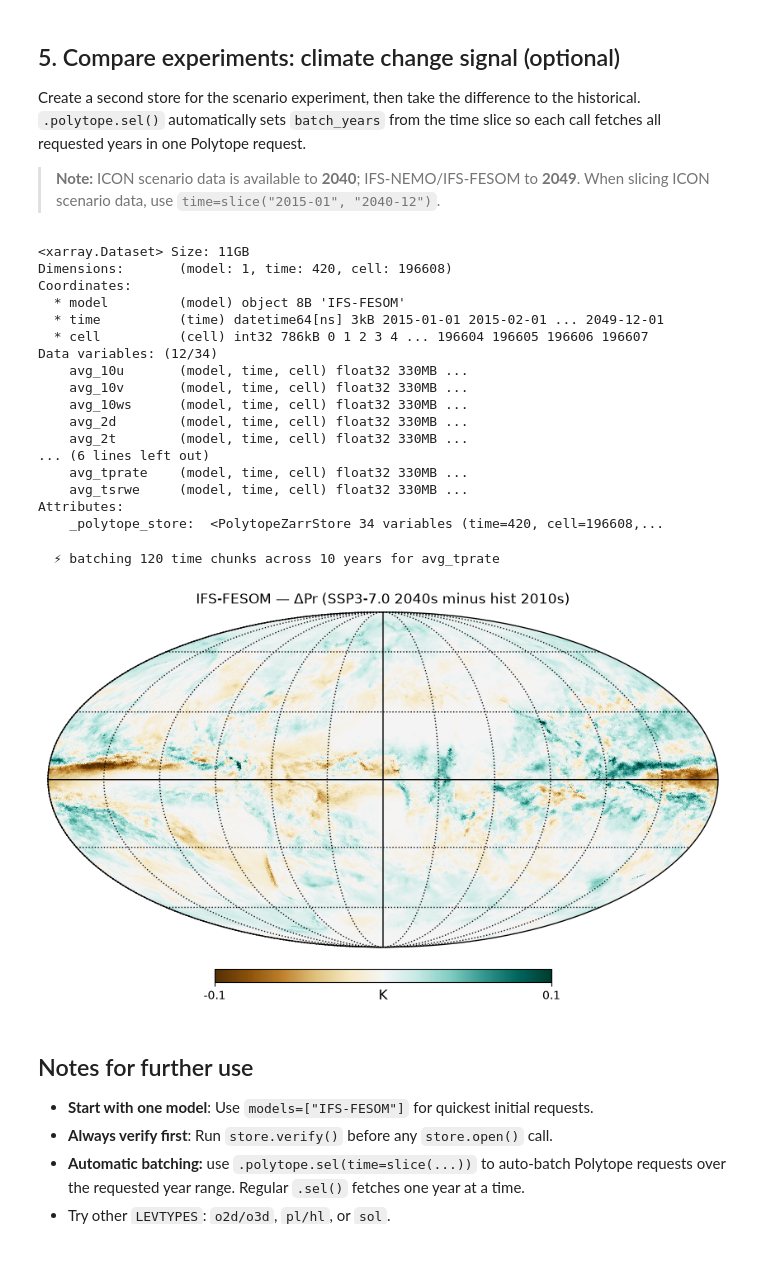
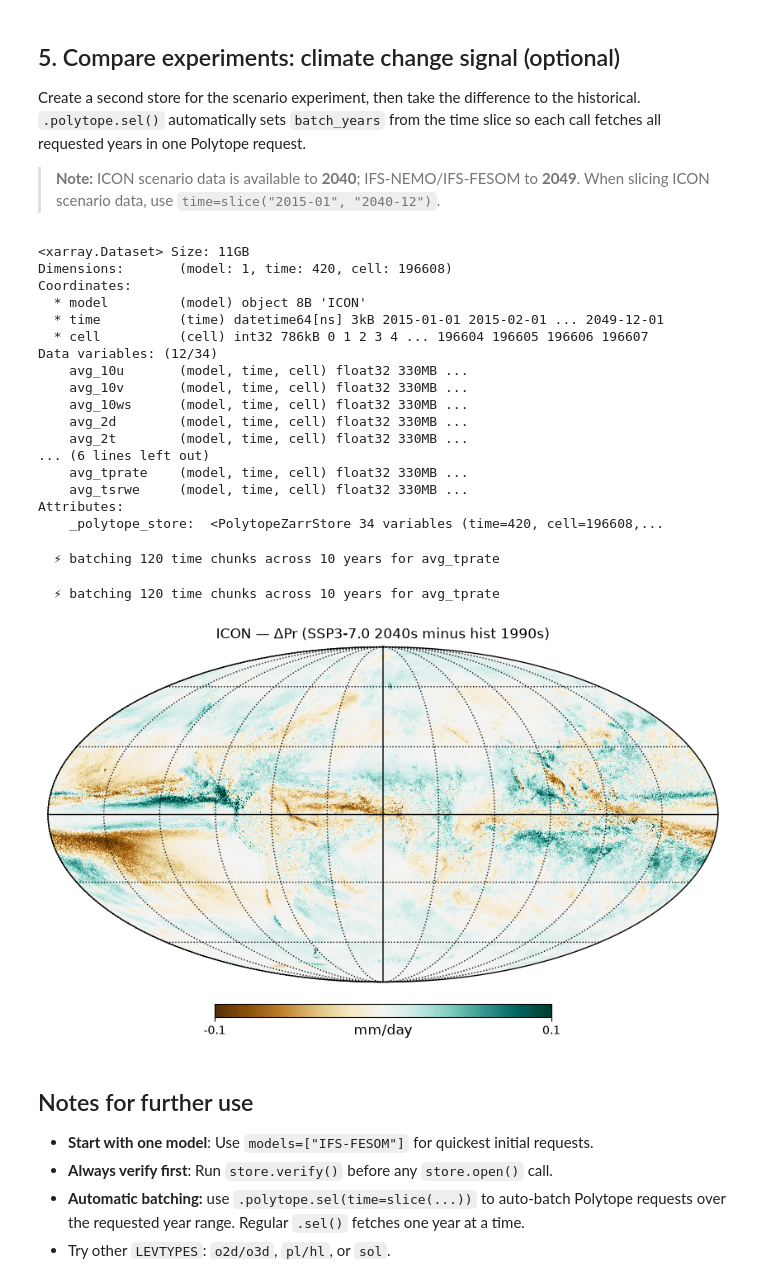
Before and after one commit to spaetd96/acclimatise-africa-rainfall, a Jupyter notebook: get-data/03_lazy_browse_portfolio.ipynb, the cells around one changed output. Saved outputs shown, nothing was run; the diff lists cells and outputs as text; code cells hidden in the pictures.

```diff
--- a/get-data/03_lazy_browse_portfolio.ipynb
+++ b/get-data/03_lazy_browse_portfolio.ipynb
@@ -44,7 +44,8 @@ LEVTYPE = "sfc"                    # 34 vars — surface atmosphere
 
 # Start with ONE model for quick testing; add more later.
 store = PolytopeZarrStore.from_climate_dt(
-    models=["IFS-FESOM"],  # or ["ICON"], ["IFS-NEMO"]
+    #models=["IFS-FESOM"],  # or ["ICON"], ["IFS-NEMO"]
+    models=["ICON"],  # or ["ICON"], ["IFS-NEMO"]
     experiment="hist", # 'cont', 'hist', 'SSP3-7.0'
     resolution="standard", # 'standard', 'high'
     levtype=LEVTYPE,
@@ -173,7 +174,8 @@ Create a second store for the scenario experiment, then take the difference to t
 > When slicing ICON scenario data, use `time=slice("2015-01", "2040-12")`.
 # %%
 scen_store = PolytopeZarrStore.from_climate_dt(
-    models=["IFS-FESOM"],
+    #models=["IFS-FESOM"],
+    models=["ICON"],
     experiment="SSP3-7.0",
     levtype=LEVTYPE,
     years=range(2015, 2050),
@@ -185,7 +187,7 @@ ds_scen
 <xarray.Dataset> Size: 11GB
 Dimensions:       (model: 1, time: 420, cell: 196608)
 Coordinates:
-  * model         (model) object 8B 'IFS-FESOM'
+  * model         (model) object 8B 'ICON'
   * time          (time) datetime64[ns] 3kB 2015-01-01 2015-02-01 ... 2049-12-01
   * cell          (cell) int32 786kB 0 1 2 3 4 ... 196604 196605 196606 196607
 Data variables: (12/34)
@@ -201,21 +203,24 @@ Attributes:
     _polytope_store:  <PolytopeZarrStore 34 variables (time=420, cell=196608,...
 # %%
 # .polytope.sel() auto-sets the number of batched years from the time slice -> single request per period
-hist_field = ds["avg_tprate"].polytope.sel(model="IFS-FESOM", time=slice("1990-01", "1999-12"))
-scen_field = ds_scen["avg_tprate"].polytope.sel(model="IFS-FESOM", time=slice("2040-01", "2049-12"))
+#hist_field = ds["avg_tprate"].polytope.sel(model="IFS-FESOM", time=slice("1990-01", "1999-12"))
+#scen_field = ds_scen["avg_tprate"].polytope.sel(model="IFS-FESOM", time=slice("2040-01", "2049-12"))
+hist_field = ds["avg_tprate"].polytope.sel(model="ICON", time=slice("1990-01", "1999-12"))
+scen_field = ds_scen["avg_tprate"].polytope.sel(model="ICON", time=slice("2040-01", "2049-12"))
 
 diff = scen_field.mean("time") - hist_field.mean("time")
 diff_values = diff.values
 # %% [output]
   ⚡ batching 120 time chunks across 10 years for avg_tprate
+  ⚡ batching 120 time chunks across 10 years for avg_tprate
 # %%
 hp.mollview(diff_values*3600,
-            title="IFS-FESOM — ΔPr (SSP3-7.0 2040s minus hist 2010s)",
-            unit="K", cmap="BrBG", min=-.1, max=.1, nest=True, flip='geo')
+            title="ICON — ΔPr (SSP3-7.0 2040s minus hist 1990s)",
+            unit="mm/day", cmap="BrBG", min=-.1, max=.1, nest=True, flip='geo')
 hp.graticule()
 plt.show()
 # %% [output]
-[figure, old version]
+[figure, new version]
 # %% [markdown]
 ## Notes for further use
 
```
Also changed, not shown: parts of 1 cell of this notebook, 2 other files.
